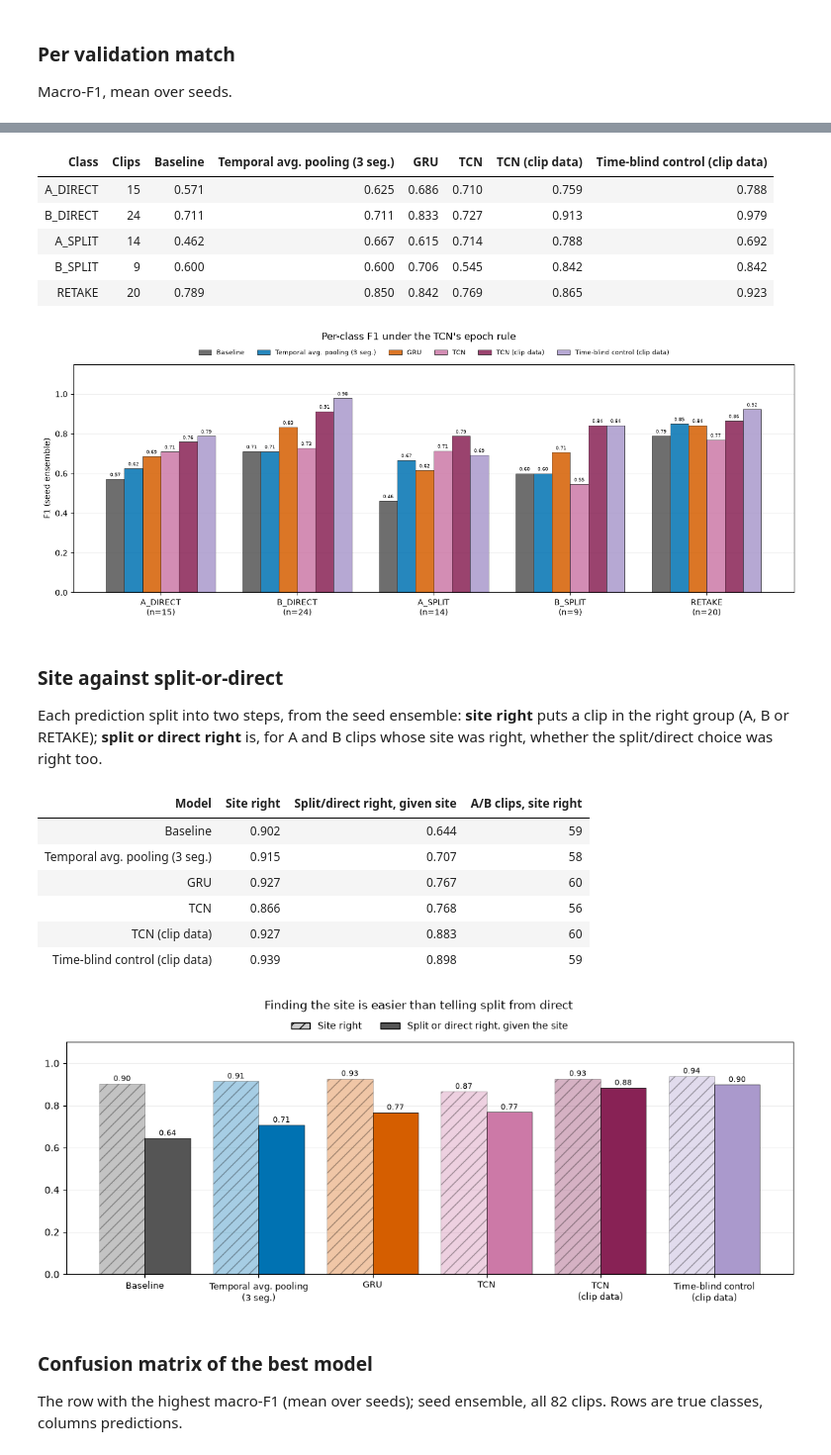
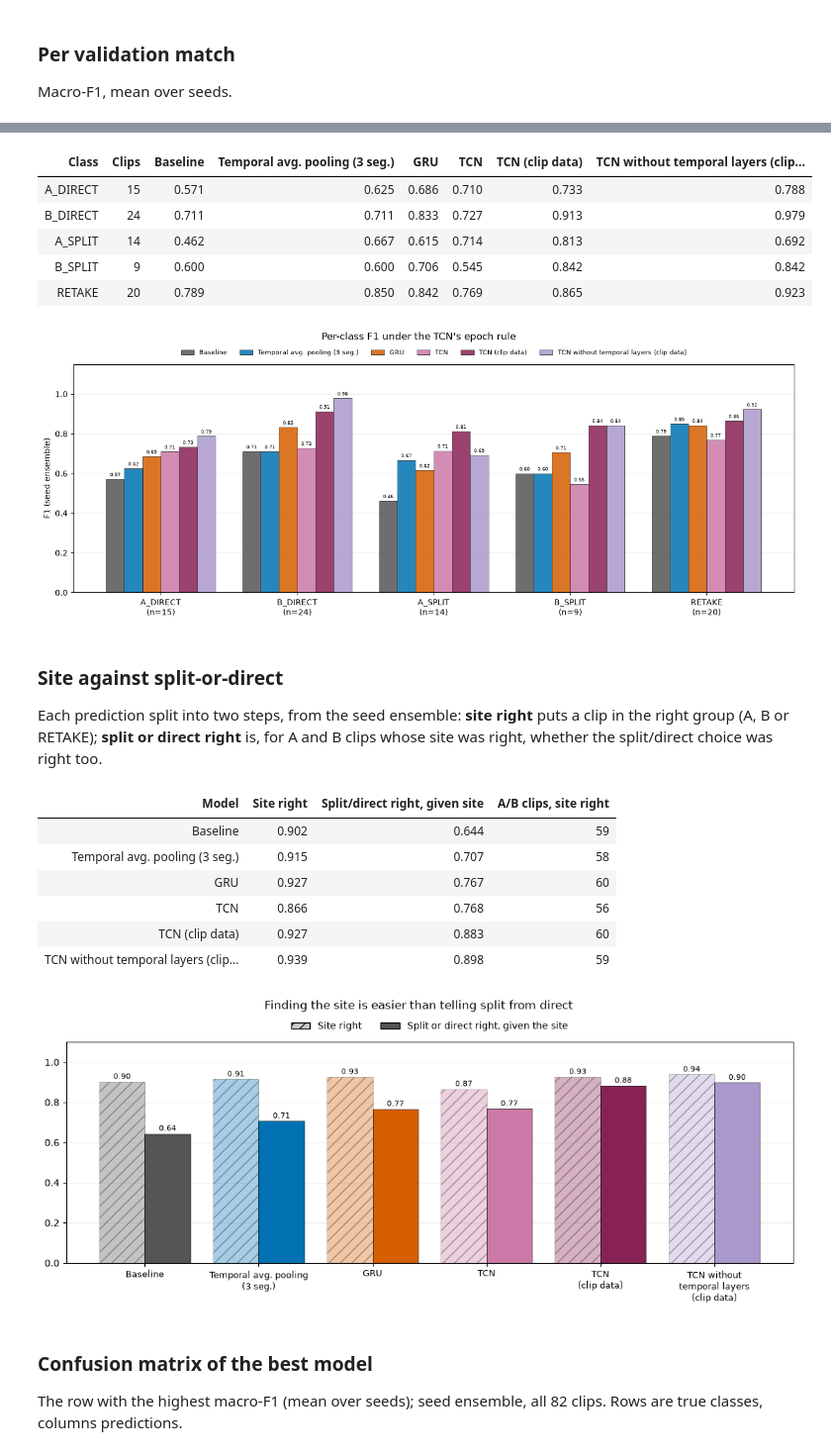
Before and after one commit to FraggyVz/CV-DL, a Jupyter notebook: notebooks/tactic-model-comparison.ipynb, the cells around one changed output, grey strips where cells are left out. Shown at 99% size. Saved outputs shown, nothing was run; the diff lists cells and outputs as text; code cells hidden in the pictures.

Commit message:
Apply review fixes: train-only clip-data rows, shuffled checks, disclosures and detector-check wording

```diff
--- a/notebooks/tactic-model-comparison.ipynb
+++ b/notebooks/tactic-model-comparison.ipynb
@@ -23,13 +23,18 @@ GRU_RUNS = {
     "pooled": "runs/tactic-gru-pooled-other-folds-20261119",
 }
 TCN_RUN = "runs/tactic-tcn-repro-20261119"  # TCN on detector features
-TCN_CLIPDATA_RUN = "runs/tactic-tcn-clipdata-final"  # TCN and time-blind control on the shared clip data
+# TCN and TCN without temporal layers on the shared clip data: train-only rerun (no test clip read).
+TCN_CLIPDATA_RUN = "runs/tactic-tcn-clipdata-repro-20261119"
+# Shuffled-label checks run on 2026-11-20 (20 shuffles each, TCN's epoch rule).
+GRU_SHUFFLED_RUN = "runs/tactic-gru-shuffled-other-folds-20261120"  # final GRU
+TCN_CLIPDATA_SHUFFLED_RUN = "runs/tactic-tcn-clipdata-shuffled-20261120"  # TCN (clip data), one JSON per shuffle
 
 # Appendix: nested epoch choice.
 IMAGE_RUN = "runs/tactic-temporal-20261116"
 RANDOM_THIRDS_RUN = "runs/tactic-temporal-random-thirds-20261117"
 POSITION_RUN = "runs/tactic-positions-20261117"
 POSITION_NO_BOMB_RUN = "runs/tactic-positions-no-bomb-20261117"
+GRU_NESTED_RUN = "runs/tactic-gru-nested-20261120"  # final GRU, nested epoch choice
 
 ROOT = next(
     (p for p in (Path.cwd(), *Path.cwd().parents) if (p / "stratscout").is_dir() and (p / "AGENTS.md").is_file()),
@@ -44,13 +49,17 @@ runs = {
         **{f"gru_{version}": path for version, path in GRU_RUNS.items()},
         "tcn": TCN_RUN,
         "tcn_clipdata": TCN_CLIPDATA_RUN,
+        "gru_shuffled": GRU_SHUFFLED_RUN,
+        "tcn_clipdata_shuffled": TCN_CLIPDATA_SHUFFLED_RUN,
         "images": IMAGE_RUN,
         "random_thirds": RANDOM_THIRDS_RUN,
         "positions": POSITION_RUN,
         "positions_no_bomb": POSITION_NO_BOMB_RUN,
+        "gru_nested": GRU_NESTED_RUN,
     }.items()
 }
+MARKER = {"tcn": "report.json", "tcn_clipdata": "report.json", "tcn_clipdata_shuffled": "permutation-00.json"}
 for name, folder in runs.items():
-    marker = "summary.json" if not name.startswith("tcn") else "report.json"
-    print(f"{'found  ' if (folder / marker).is_file() else 'MISSING'}  {name:<18} {folder}")
+    marker = MARKER.get(name, "summary.json")
+    print(f"{'found  ' if (folder / marker).is_file() else 'MISSING'}  {name:<22} {folder}")
 # %% [output]
@@ -273,7 +285,7 @@ main_spec = [
     (GRU_LABEL, "ResNet-18 images", lambda: gru_versions[best_gru]["result"] if best_gru else None),
     ("TCN", "detector features", lambda: read_tcn(runs["tcn"], "tcn")),
     ("TCN (clip data)", "Clip data (detector channels + ResNet)", lambda: read_tcn(runs["tcn_clipdata"], "tcn")),
-    ("Time-blind control (clip data)", "Clip data (detector channels + ResNet)", lambda: read_tcn(runs["tcn_clipdata"], "control")),
+    ("TCN without temporal layers (clip data)", "Clip data (detector channels + ResNet)", lambda: read_tcn(runs["tcn_clipdata"], "control")),
 ]
 SHORT = {
     "Baseline (mean pooling)": "Baseline",
@@ -281,8 +293,13 @@ SHORT = {
     GRU_LABEL: "GRU",
     "TCN": "TCN",
     "TCN (clip data)": "TCN (clip data)",
-    "Time-blind control (clip data)": "Time-blind control (clip data)",
+    "TCN without temporal layers (clip data)": "TCN without temporal layers (clip data)",
 }
+
+
+def tick(label):
+    """A short name broken over lines for the x axis."""
+    return SHORT[label].replace(" (", "\n(").replace("without temporal", "without\ntemporal")
 main, main_inputs = {}, {}
 for label, inputs, load in main_spec:
     result = load()
@@ -402,13 +419,13 @@ ax.grid(axis="y", alpha=0.2)
 ax.set_axisbelow(True)
 plt.show()
 # %% [output]
-| Class | Clips | Baseline | Temporal avg. pooling (3 seg.) | GRU | TCN | TCN (clip data) | Time-blind control (clip data) |
-| A_DIRECT | 15 | 0.571 | 0.625 | 0.686 | 0.710 | 0.759 | 0.788 |
+| Class | Clips | Baseline | Temporal avg. pooling (3 seg.) | GRU | TCN | TCN (clip data) | TCN without temporal layers (clip... |
+| A_DIRECT | 15 | 0.571 | 0.625 | 0.686 | 0.710 | 0.733 | 0.788 |
 | B_DIRECT | 24 | 0.711 | 0.711 | 0.833 | 0.727 | 0.913 | 0.979 |
-| A_SPLIT | 14 | 0.462 | 0.667 | 0.615 | 0.714 | 0.788 | 0.692 |
+| A_SPLIT | 14 | 0.462 | 0.667 | 0.615 | 0.714 | 0.813 | 0.692 |
 | B_SPLIT | 9 | 0.600 | 0.600 | 0.706 | 0.545 | 0.842 | 0.842 |
 | RETAKE | 20 | 0.789 | 0.850 | 0.842 | 0.769 | 0.865 | 0.923 |
-[figure, old version]
+[figure, new version]
 # %% [markdown]
 ### Site against split-or-direct
 
@@ -432,36 +449,36 @@ show_table(
 fig, ax = plt.subplots(figsize=(11, 4.5), layout="constrained")
 x = np.arange(len(labels))
 for xi, l, colour in zip(x, labels, colours):
     ax.bar(xi - 0.2, breakdown[l][0], 0.4, color=colour, alpha=0.35, hatch="//", edgecolor="black", linewidth=0.5)
     ax.bar(xi + 0.2, breakdown[l][1], 0.4, color=colour, edgecolor="black", linewidth=0.5)
 for xi, l in zip(x, labels):
     ax.annotate(f"{breakdown[l][0]:.2f}", (xi - 0.2, breakdown[l][0]), xytext=(0, 3), textcoords="offset points", ha="center", fontsize=8)
     ax.annotate(f"{breakdown[l][1]:.2f}", (xi + 0.2, breakdown[l][1]), xytext=(0, 3), textcoords="offset points", ha="center", fontsize=8)
-ax.set_xticks(x, [SHORT[l].replace(" (", "\n(").replace(", clip", "\nclip") for l in labels], fontsize=9)
+ax.set_xticks(x, [tick(l) for l in labels], fontsize=9)
 ax.set_ylim(0, 1.1)
 fig.suptitle("Finding the site is easier than telling split from direct")
 ax.legend(
     handles=[
         Patch(facecolor="#cccccc", hatch="//", edgecolor="black", label="Site right"),
         Patch(facecolor="#555555", edgecolor="black", label="Split or direct right, given the site"),
     ],
     loc="lower center",
     bbox_to_anchor=(0.5, 1.01),
     ncol=2,
     frameon=False,
 )
 ax.grid(axis="y", alpha=0.2)
 ax.set_axisbelow(True)
 plt.show()
 # %% [output]
 | Model | Site right | Split/direct right, given site | A/B clips, site right |
 | Baseline | 0.902 | 0.644 | 59 |
 | Temporal avg. pooling (3 seg.) | 0.915 | 0.707 | 58 |
 | GRU | 0.927 | 0.767 | 60 |
 | TCN | 0.866 | 0.768 | 56 |
 | TCN (clip data) | 0.927 | 0.883 | 60 |
-| Time-blind control (clip data) | 0.939 | 0.898 | 59 |
+| TCN without temporal layers (clip... | 0.939 | 0.898 | 59 |
-[figure, old version]
+[figure, new version]
 # %% [markdown]
 ### Confusion matrix of the best model
 
```
Also changed, not shown: parts of 14 cells of this notebook, 4 other files.
